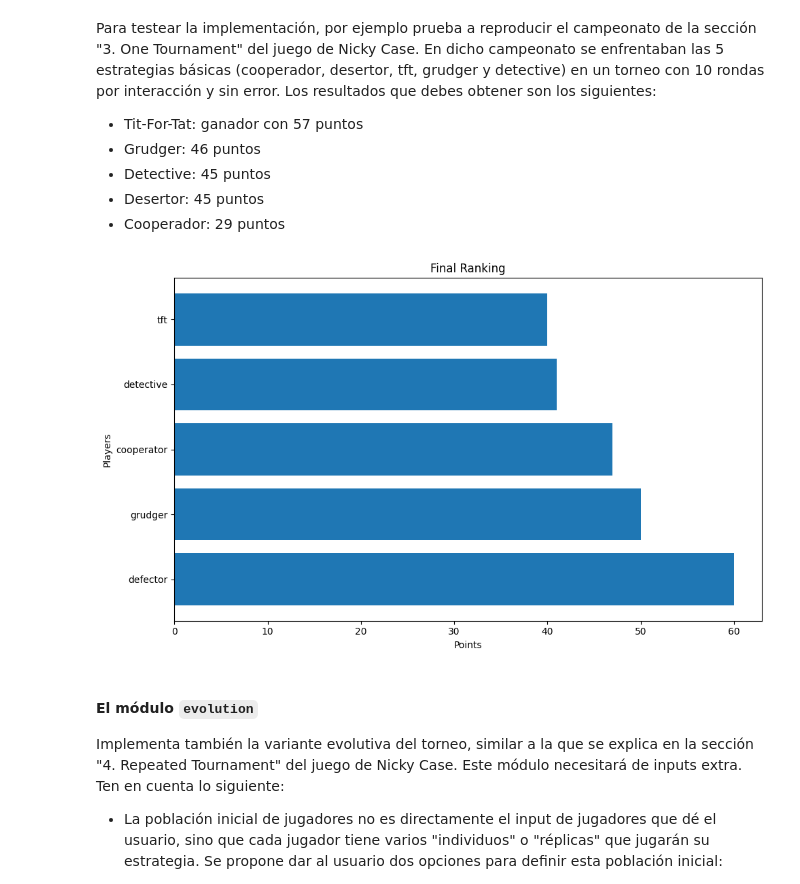
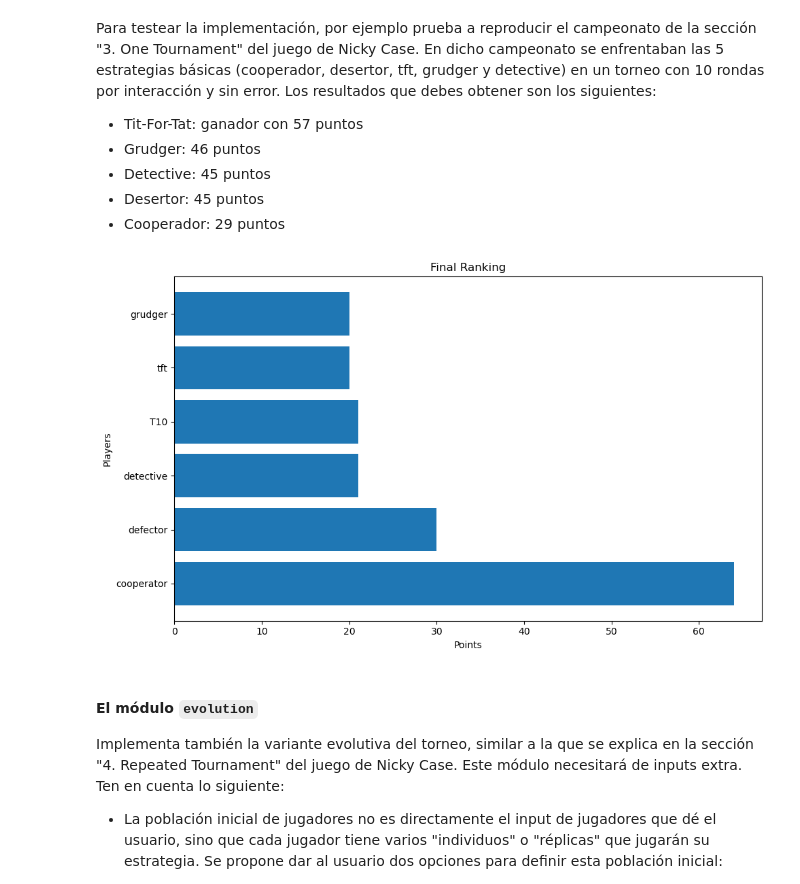
Before and after one commit to ElCharcos/Practica_Opt_Ex_y_Ap, a Jupyter notebook: Sol_P4_Enunciado.ipynb, the cells around one changed output. Cells and saved outputs as stored; diff of their text form; code cells hidden in the pictures.

````diff
--- a/Sol_P4_Enunciado.ipynb
+++ b/Sol_P4_Enunciado.ipynb
@@ -343,6 +341,7 @@ class Grudger(Player):
           if opponent.history[-1] == D or self.history[-1] == D:
             action = D
 
+        self.history.append(action)
         return action
 
 class Detective4MovsTft(Player):
@@ -514,10 +510,10 @@ defector_player = Defector(dilemma, "defector")
 tft_player = Tft(dilemma, "tft")
 grudger_player = Grudger(dilemma, "grudger")
 detective_player = Detective4MovsTft(dilemma, "detective")
-el_tio_player = T10(dilemma, "eltio")
+el_t10 = T10(dilemma, "T10")
 
 #Modifica las siguientes líneas a conveniencia para llevar a cabo distintos tests
-game = Game(el_tio_player, cooperator_player, n_rounds=10, error=0.2)
+game = Game(el_t10, cooperator_player, n_rounds=10, error=0.2)
 game.play(do_print=True)
 # %% [output]
 ===== ROUND 1 =====
@@ -626,20 +622,21 @@ Para testear la implementación, por ejemplo prueba a reproducir el campeonato d
 # %%
 dilemma = Dilemma(2, -1, 3, 0)
 
 cooperator_player = Cooperator(dilemma, "cooperator")
 defector_player = Defector(dilemma, "defector")
 tft_player = Tft(dilemma, "tft")
 grudger_player = Grudger(dilemma, "grudger")
 detective_player = Detective4MovsTft(dilemma, "detective")
+el_t10 = T10(dilemma, "T10")
 
 all_players = (cooperator_player, defector_player, tft_player, grudger_player,
-               detective_player)
+               detective_player, el_t10)
 
 tournament = Tournament(all_players, n_rounds=10, error=0.0, repetitions=1)
 tournament.play()
 tournament.plot_results()
 # %% [output]
-[figure, old version]
+[figure, new version]
 # %% [markdown]
 #### El módulo ```evolution```
 
````
Also changed, not shown: parts of 6 cells of this notebook.
